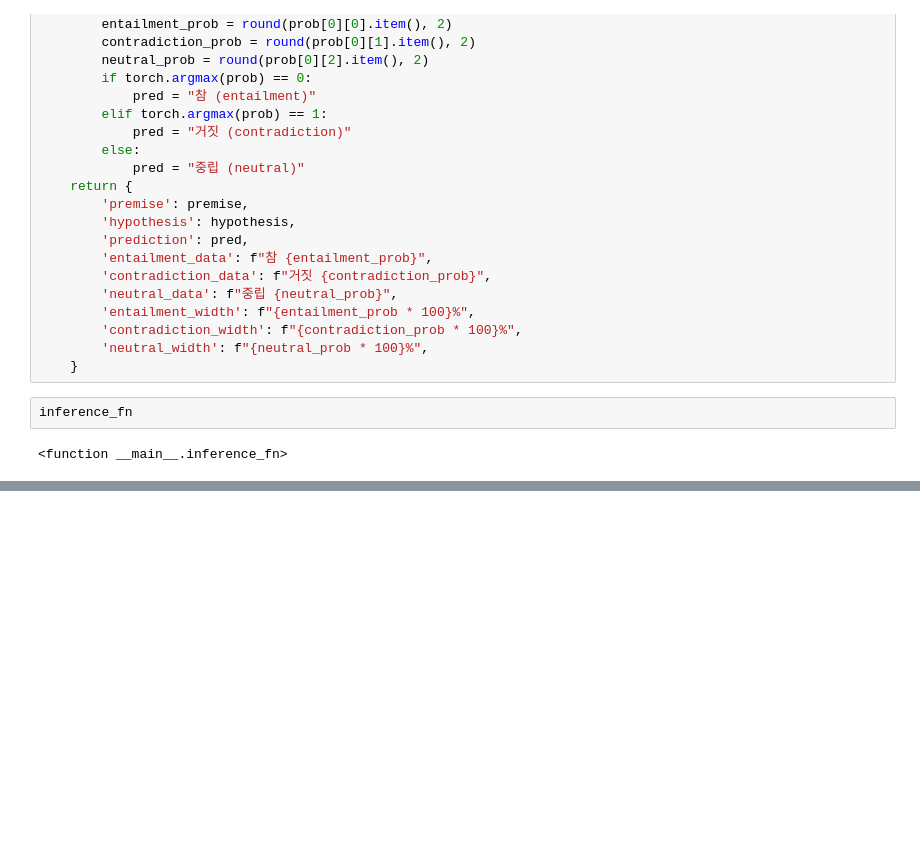
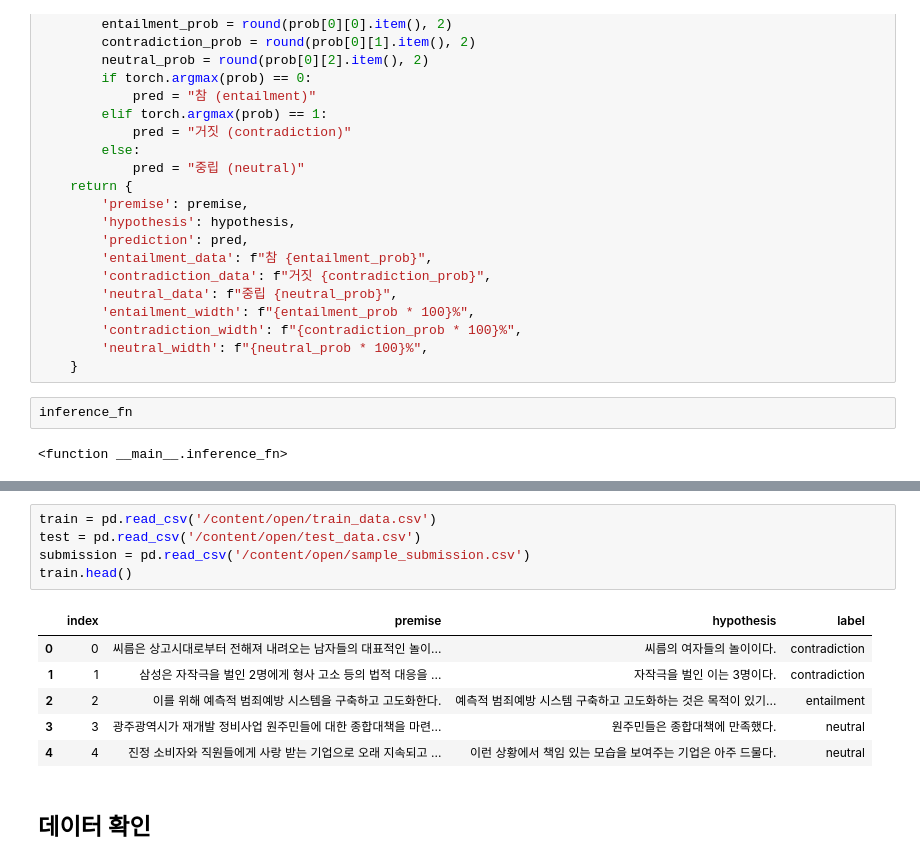
Before and after one commit to ssunggun2/2022_dacon_NLI, a Jupyter notebook: ratsnlp_NLI.ipynb, the cells around one changed output, grey strips where cells are left out. Cells and saved outputs as stored; diff of their text form; blank space fills up the shorter version.

```diff
--- a/ratsnlp_NLI.ipynb
+++ b/ratsnlp_NLI.ipynb
@@ -260,0 +304,14 @@ inference_fn
+# %%
+train = pd.read_csv('/content/open/train_data.csv')
+test = pd.read_csv('/content/open/test_data.csv')
+submission = pd.read_csv('/content/open/sample_submission.csv')
+train.head()
+# %% [output]
+|  | index | premise | hypothesis | label |
+| 0 | 0 | 씨름은 상고시대로부터 전해져 내려오는 남자들의 대표적인 놀이... | 씨름의 여자들의 놀이이다. | contradiction |
+| 1 | 1 | 삼성은 자작극을 벌인 2명에게 형사 고소 등의 법적 대응을 ... | 자작극을 벌인 이는 3명이다. | contradiction |
+| 2 | 2 | 이를 위해 예측적 범죄예방 시스템을 구축하고 고도화한다. | 예측적 범죄예방 시스템 구축하고 고도화하는 것은 목적이 있기... | entailment |
+| 3 | 3 | 광주광역시가 재개발 정비사업 원주민들에 대한 종합대책을 마련... | 원주민들은 종합대책에 만족했다. | neutral |
+| 4 | 4 | 진정 소비자와 직원들에게 사랑 받는 기업으로 오래 지속되고 ... | 이런 상황에서 책임 있는 모습을 보여주는 기업은 아주 드물다. | neutral |
+# %% [markdown]
+##  데이터 확인
```
Also changed, not shown: parts of 16 cells of this notebook.
